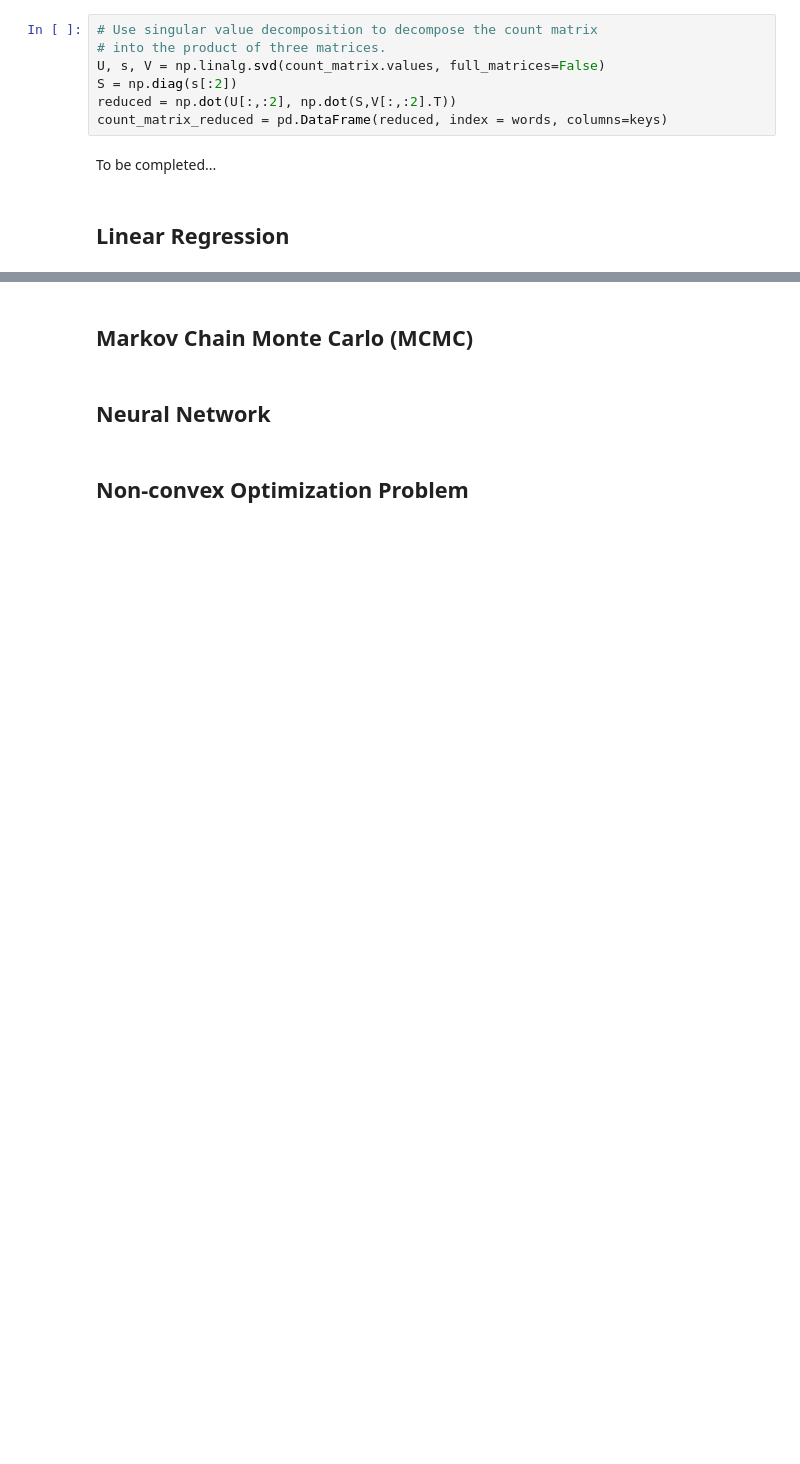
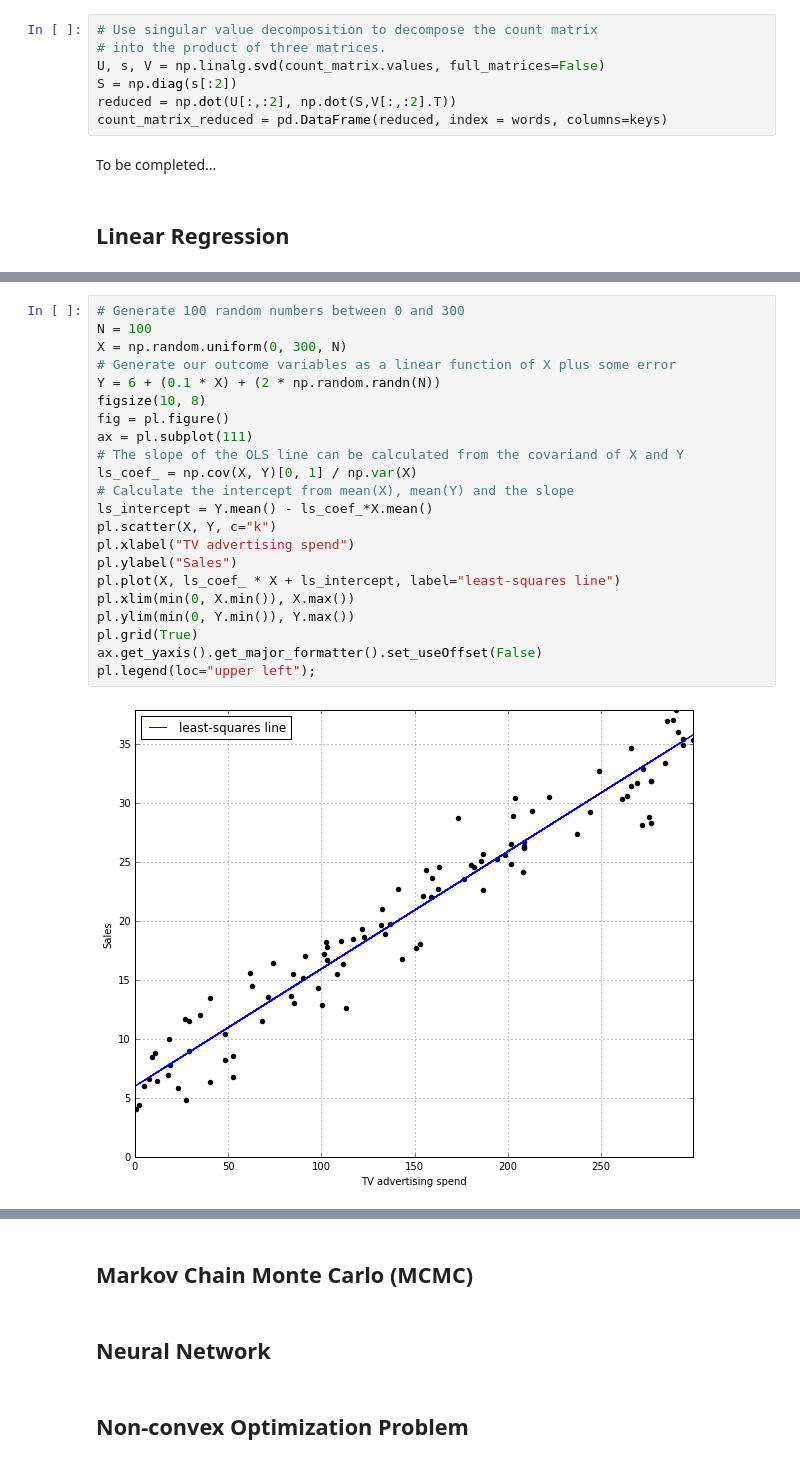
Before and after one commit to katbailey/ml-glossary, a Jupyter notebook: Glossary.ipynb, the cells around one changed output, grey strips where cells are left out. Cells and saved outputs as stored; diff of their text form; blank space fills up the shorter version.

Commit message:
Adding Linear Regression plus some other minor changes

```diff
--- a/Glossary.ipynb
+++ b/Glossary.ipynb
@@ -268,0 +288,24 @@ To be completed...
+# %%
+# Generate 100 random numbers between 0 and 300
+N = 100
+X = np.random.uniform(0, 300, N)
+# Generate our outcome variables as a linear function of X plus some error
+Y = 6 + (0.1 * X) + (2 * np.random.randn(N))
+figsize(10, 8)
+fig = pl.figure()
+ax = pl.subplot(111)
+# The slope of the OLS line can be calculated from the covariand of X and Y
+ls_coef_ = np.cov(X, Y)[0, 1] / np.var(X)
+# Calculate the intercept from mean(X), mean(Y) and the slope
+ls_intercept = Y.mean() - ls_coef_*X.mean()
+pl.scatter(X, Y, c="k")
+pl.xlabel("TV advertising spend")
+pl.ylabel("Sales")
+pl.plot(X, ls_coef_ * X + ls_intercept, label="least-squares line")
+pl.xlim(min(0, X.min()), X.max())
+pl.ylim(min(0, Y.min()), Y.max())
+pl.grid(True)
+ax.get_yaxis().get_major_formatter().set_useOffset(False)
+pl.legend(loc="upper left");
+# %% [output]
+[figure, added]
```
Also changed, not shown: parts of 9 cells of this notebook.
